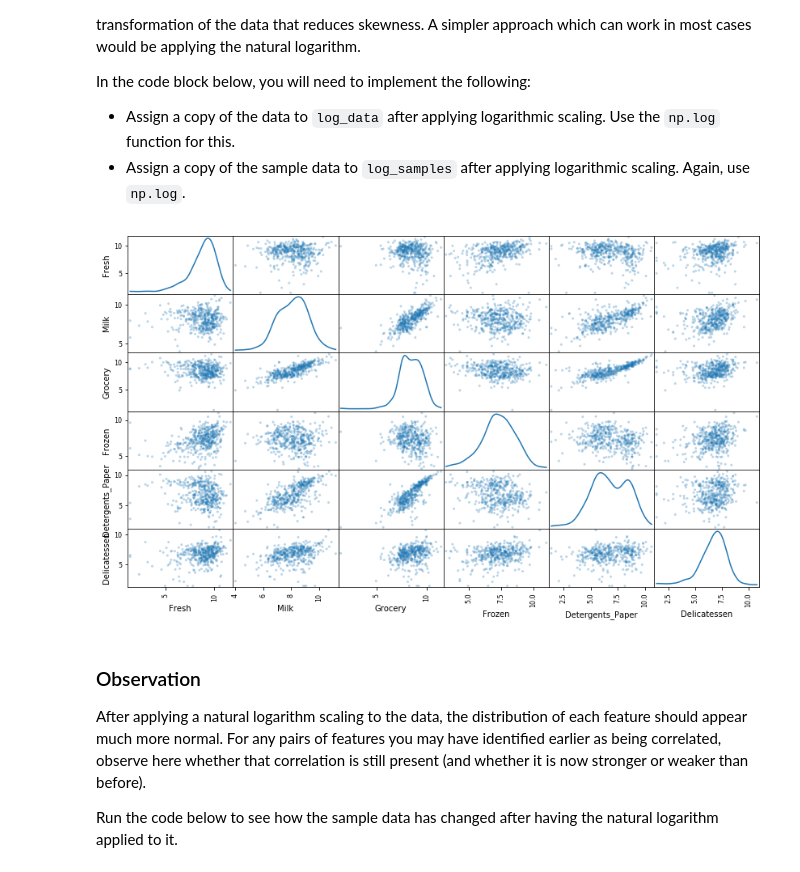
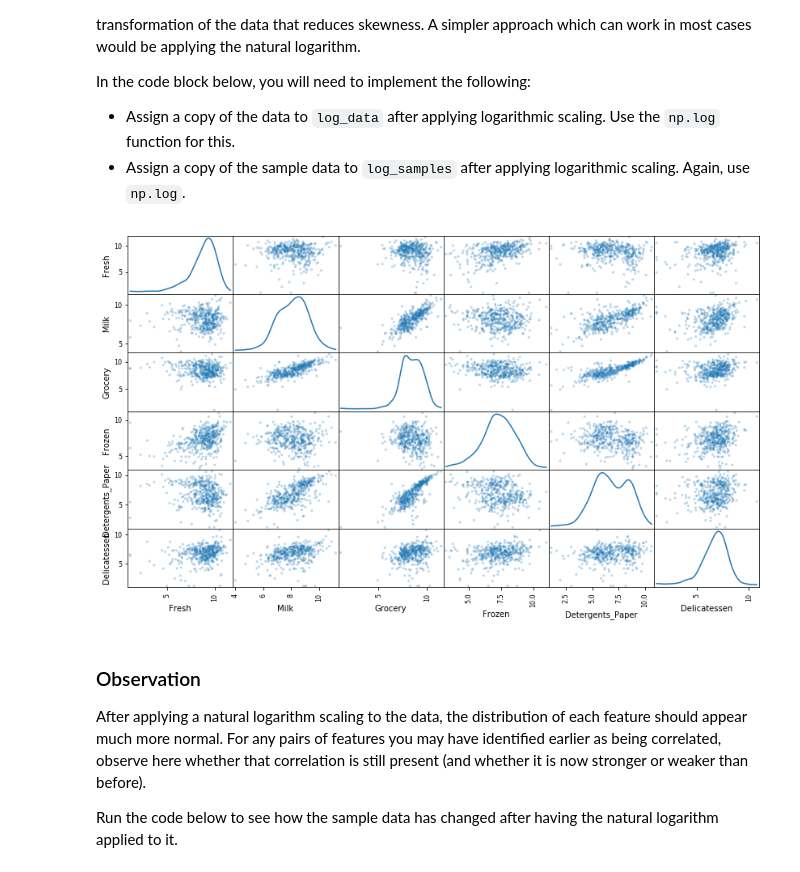
Before and after one commit to Trezcool/udacity-ml, a Jupyter notebook: customer_segments/customer_segments.ipynb, the cells around one changed output. Saved outputs shown, nothing was run; the diff lists cells and outputs as text; code cells hidden in the pictures.

```diff
--- a/customer_segments/customer_segments.ipynb
+++ b/customer_segments/customer_segments.ipynb
@@ -217,15 +217,15 @@ In the code block below, you will need to implement the following:
  - Assign a copy of the sample data to `log_samples` after applying logarithmic scaling. Again, use `np.log`.
 # %%
 # TODO: Scale the data using the natural logarithm
-log_data = data.apply(np.log1p)
+log_data = data.apply(np.log)
 
 # TODO: Scale the sample data using the natural logarithm
-log_samples = samples.apply(np.log1p)
+log_samples = samples.apply(np.log)
 
 # Produce a scatter matrix for each pair of newly-transformed features
 pd.plotting.scatter_matrix(log_data, alpha = 0.3, figsize = (14,8), diagonal = 'kde');
 # %% [output]
-[figure, old version]
+[figure, new version]
 # %% [markdown]
 ### Observation
 After applying a natural logarithm scaling to the data, the distribution of each feature should appear much more normal. For any pairs of features you may have identified earlier as being correlated, observe here whether that correlation is still present (and whether it is now stronger or weaker than before).
```
Also changed, not shown: parts of 30 cells of this notebook, 3 other files.
